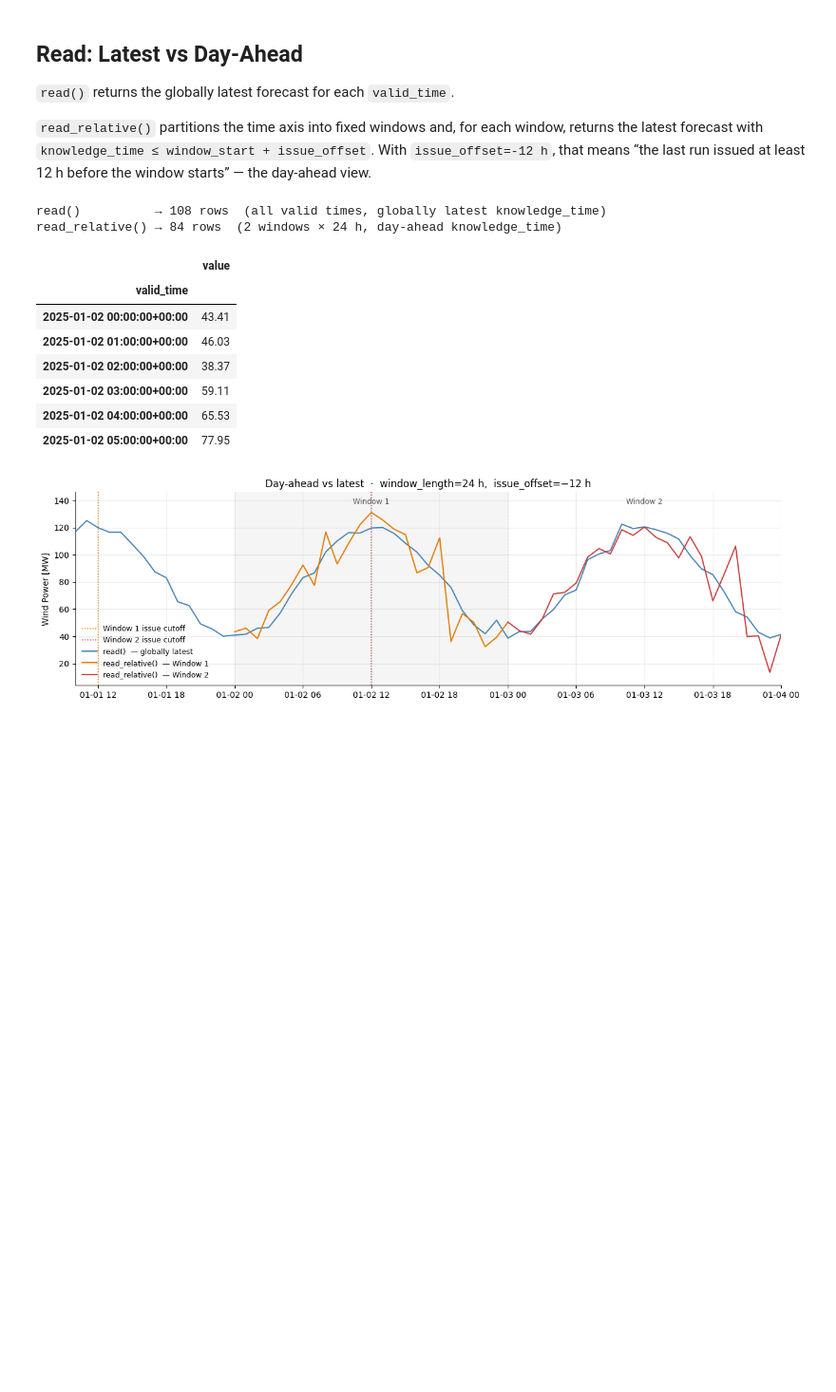
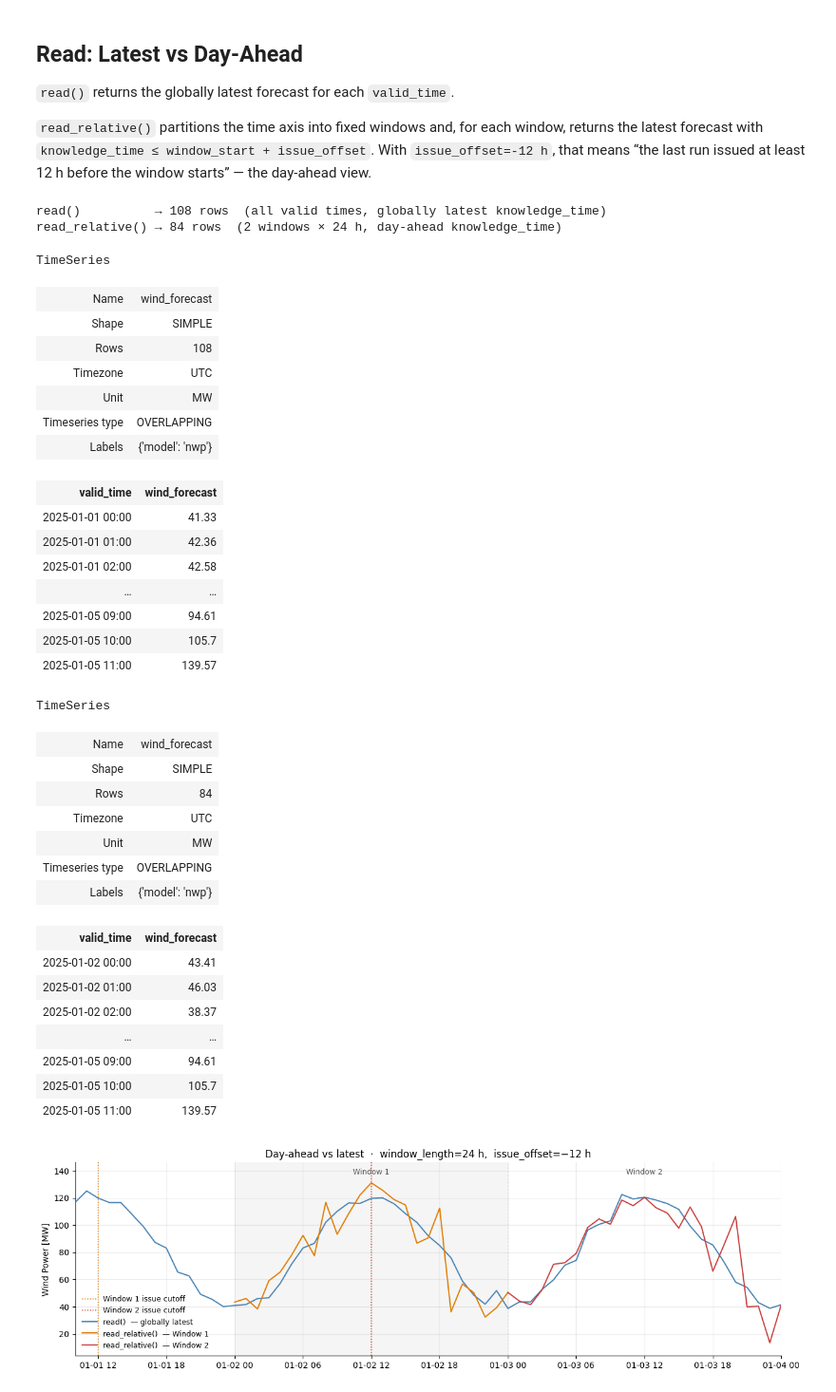
Before and after one commit to rebase-energy/timedb, a Jupyter notebook: examples/nb_04_relative_forecasts.ipynb, the cells around one changed output. Shown at 95% size. Drawn from its saved outputs; the diff is of its cells as text; code cells hidden in the pictures; blank space fills up the shorter version.

```diff
--- a/examples/nb_04_relative_forecasts.ipynb
+++ b/examples/nb_04_relative_forecasts.ipynb
@@ -77,30 +93,57 @@ With `issue_offset=-12 h`, that means “the last run issued at least 12 h befor
 # %%
 start_window = base + timedelta(days=1)  # Jan 2 — first window with a full day-ahead forecast
 
-# Globally latest forecast for every valid_time in the series
-df_latest = td.get_series('wind_forecast').where(model='nwp').read()
+# Globally latest forecast for every valid_time — read() returns TimeSeries
+ts_latest = td.get_series("wind_forecast").where(model="nwp").read()
+df_latest = ts_latest.to_pandas()
 
 # Day-ahead: per 24 h window, use only forecasts issued ≥ 12 h before the window
-df_ahead = td.get_series('wind_forecast').where(model='nwp').read_relative(
+ts_ahead = td.get_series("wind_forecast").where(model="nwp").read_relative(
     window_length=timedelta(hours=24),
     issue_offset=timedelta(hours=-12),
     start_window=start_window,
 )
+df_ahead = ts_ahead.to_pandas()
 
 print(f"read()          → {len(df_latest)} rows  (all valid times, globally latest knowledge_time)")
 print(f"read_relative() → {len(df_ahead)} rows  (2 windows × 24 h, day-ahead knowledge_time)")
-df_ahead.head(6)
+display(ts_latest)
+display(ts_ahead)
 # %% [output]
 read()          → 108 rows  (all valid times, globally latest knowledge_time)
 read_relative() → 84 rows  (2 windows × 24 h, day-ahead knowledge_time)
+TimeSeries
-|  | value |
-| valid_time |  |
-| 2025-01-02 00:00:00+00:00 | 43.41 |
-| 2025-01-02 01:00:00+00:00 | 46.03 |
-| 2025-01-02 02:00:00+00:00 | 38.37 |
-| 2025-01-02 03:00:00+00:00 | 59.11 |
-| 2025-01-02 04:00:00+00:00 | 65.53 |
-| 2025-01-02 05:00:00+00:00 | 77.95 |
+| Name | wind_forecast |
+| Shape | SIMPLE |
+| Rows | 108 |
+| Timezone | UTC |
+| Unit | MW |
+| Timeseries type | OVERLAPPING |
+| Labels | {'model': 'nwp'} |
+| valid_time | wind_forecast |
+| 2025-01-01 00:00 | 41.33 |
+| 2025-01-01 01:00 | 42.36 |
+| 2025-01-01 02:00 | 42.58 |
+| … | … |
+| 2025-01-05 09:00 | 94.61 |
+| 2025-01-05 10:00 | 105.7 |
+| 2025-01-05 11:00 | 139.57 |
+TimeSeries
+| Name | wind_forecast |
+| Shape | SIMPLE |
+| Rows | 84 |
+| Timezone | UTC |
+| Unit | MW |
+| Timeseries type | OVERLAPPING |
+| Labels | {'model': 'nwp'} |
+| valid_time | wind_forecast |
+| 2025-01-02 00:00 | 43.41 |
+| 2025-01-02 01:00 | 46.03 |
+| 2025-01-02 02:00 | 38.37 |
+| … | … |
+| 2025-01-05 09:00 | 94.61 |
+| 2025-01-05 10:00 | 105.7 |
+| 2025-01-05 11:00 | 139.57 |
 # %%
 W_COLORS = ['#e07b00', "#c93d3d"]   # orange for Window 1, purple for Window 2
 windows = [start_window + timedelta(hours=24 * i) for i in range(2)]
```
Also changed, not shown: parts of 3 cells of this notebook, 18 other files.
